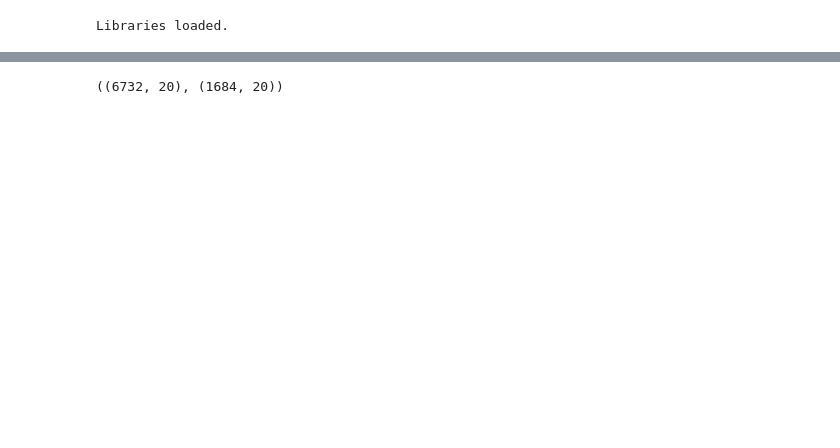
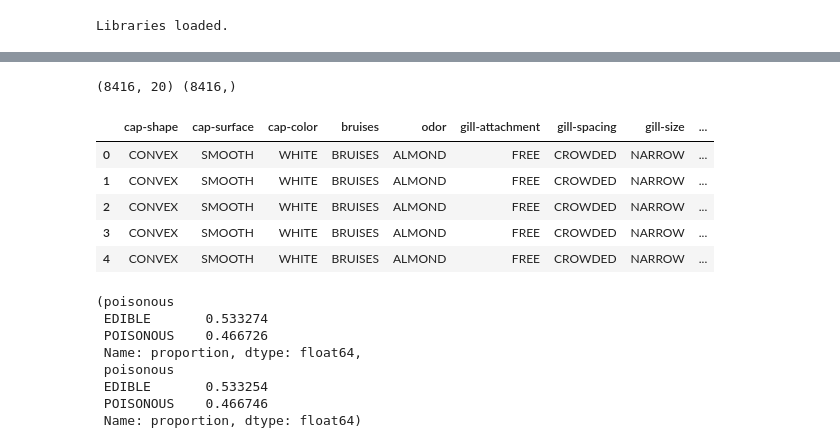
Before and after one commit to DePlaced/bedste-gruppe-ml, a Jupyter notebook: ml/notebooks/mushroom_MODELLING.ipynb, the cells around one changed output, grey strips where cells are left out. Saved outputs shown, nothing was run; the diff lists cells and outputs as text; code cells hidden in the pictures; blank space fills up the shorter version.

```diff
--- a/ml/notebooks/mushroom_MODELLING.ipynb
+++ b/ml/notebooks/mushroom_MODELLING.ipynb
@@ -77,8 +68,31 @@ Name: proportion, dtype: float64
+# %%
+# 3) SPLIT DATA
+X = df_model.drop(columns=[TARGET_COL])
+y = df_model[TARGET_COL]
+
+print(X.shape, y.shape)
+X.head()
+# %% [output]
+(8416, 20) (8416,)
+|  | cap-shape | cap-surface | cap-color | bruises | odor | gill-attachment | gill-spacing | gill-size | ... |
+| 0 | CONVEX | SMOOTH | WHITE | BRUISES | ALMOND | FREE | CROWDED | NARROW | ... |
+| 1 | CONVEX | SMOOTH | WHITE | BRUISES | ALMOND | FREE | CROWDED | NARROW | ... |
+| 2 | CONVEX | SMOOTH | WHITE | BRUISES | ALMOND | FREE | CROWDED | NARROW | ... |
+| 3 | CONVEX | SMOOTH | WHITE | BRUISES | ALMOND | FREE | CROWDED | NARROW | ... |
+| 4 | CONVEX | SMOOTH | WHITE | BRUISES | ALMOND | FREE | CROWDED | NARROW | ... |
 # %%
-# 3) TRAIN/TEST SPLIT (stratified to preserve class balance)
+# 4) SPLIT DATA INTO TRAIN AND TEST SETS
 x_train, x_test, y_train, y_test = train_test_split(
-    x, y, test_size=0.2, random_state=42, stratify=y
+    X, y, test_size=0.2, random_state=42, stratify=y
 )
-x_train.shape, x_test.shape
+
+y_train.value_counts(normalize=True), y_test.value_counts(normalize=True)
 # %% [output]
-((6732, 20), (1684, 20))
+(poisonous
+ EDIBLE       0.533274
+ POISONOUS    0.466726
+ Name: proportion, dtype: float64,
+ poisonous
+ EDIBLE       0.533254
+ POISONOUS    0.466746
+ Name: proportion, dtype: float64)
```
Also changed, not shown: parts of 13 cells of this notebook, 1 other file.
